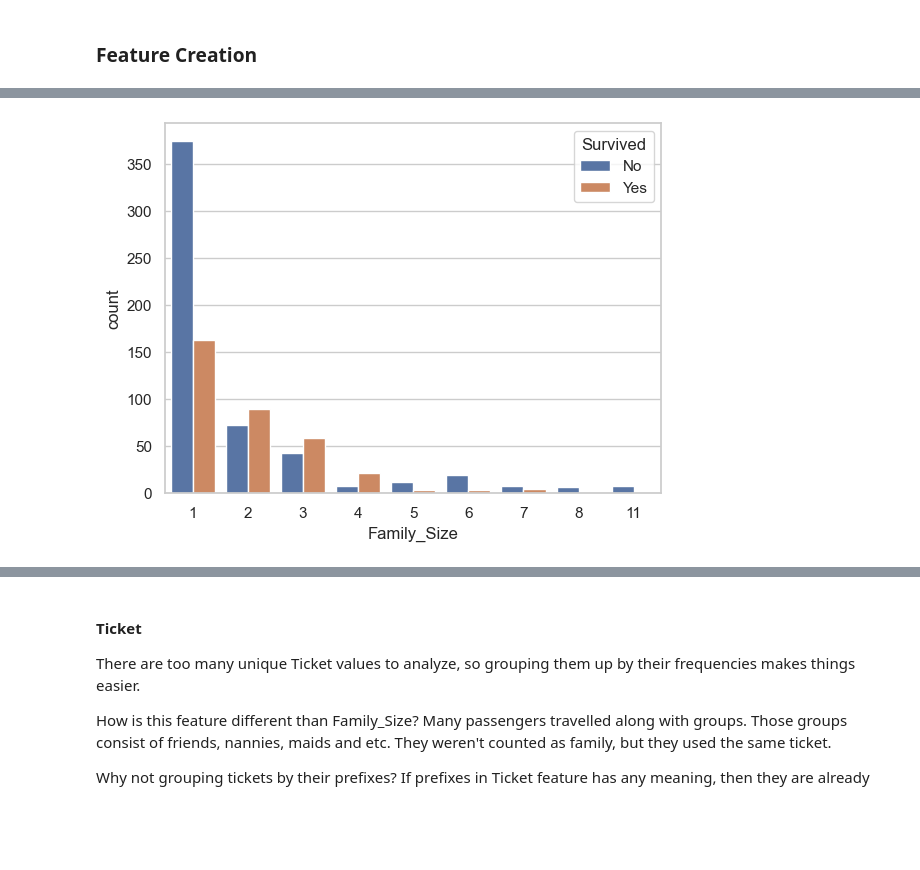
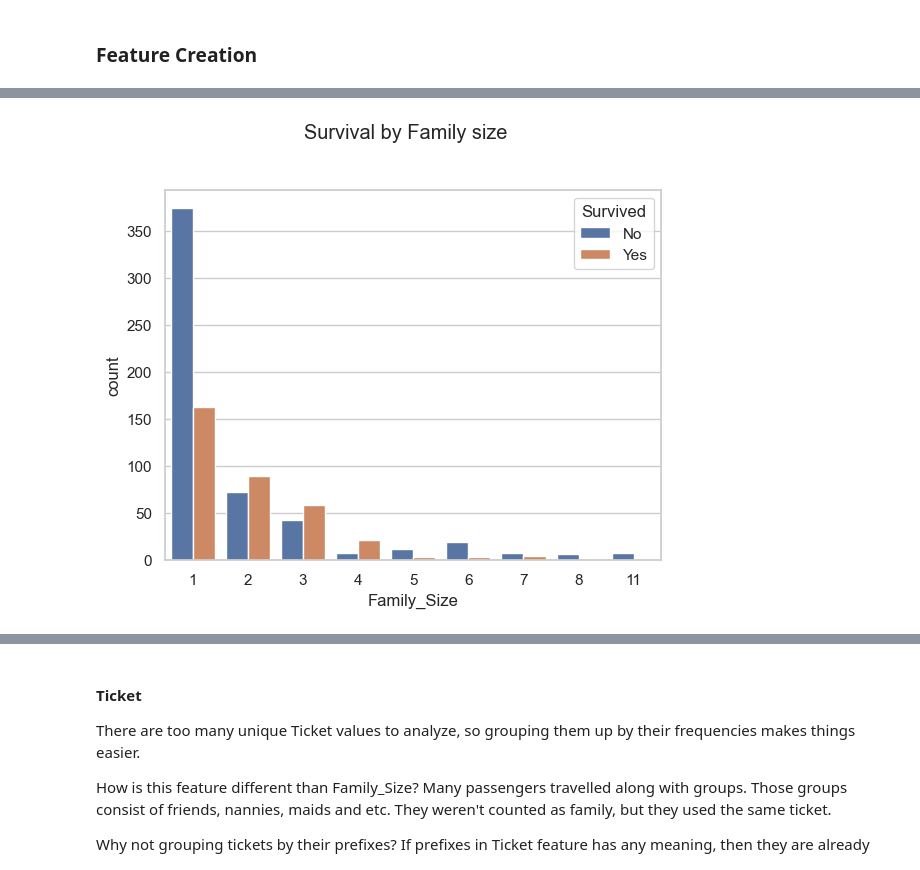
Before and after one commit to BuddyBent/Titanic, a Jupyter notebook: Titanic.ipynb, the cells around one changed output, grey strips where cells are left out. Saved outputs shown, nothing was run; the diff lists cells and outputs as text; code cells hidden in the pictures; blank space fills up the shorter version.

Commit message:
Rework feature creation of family size

```diff
--- a/Titanic.ipynb
+++ b/Titanic.ipynb
@@ -1060,8 +1064,9 @@ train["Family_Size"] = train["SibSp"] + train["Parch"] + 1
 # %%
 sns.countplot(data=train, x="Family_Size", hue="Survived")
 plt.legend(["No", "Yes"], title="Survived", loc="upper right")
+plt.suptitle("Survival by Family size", y=1.02)
 plt.show()
 # %% [output]
-[figure, old version]
+[figure, new version]
 # %%
 train["Family"] = pd.cut(train["Family_Size"], bins=[0, 1, 4, 6, np.inf], labels=["Alone", "Small", "Medium", "Large"])
```
Also changed, not shown: parts of 19 cells of this notebook.
